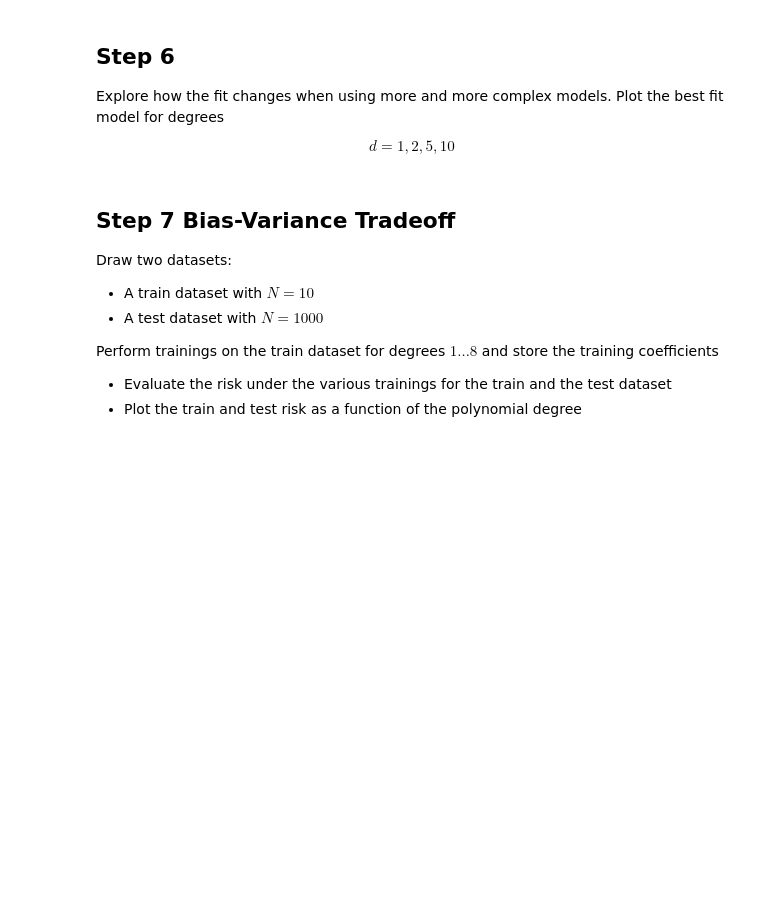
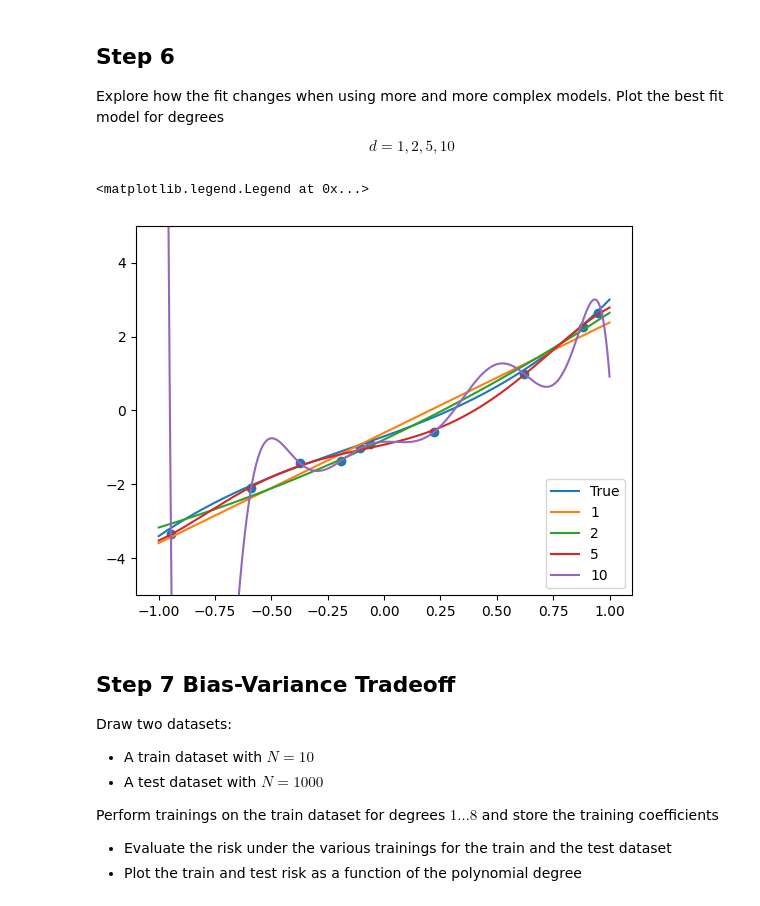
Before and after one commit to rsriya/TRISEP_Tutorial, a Jupyter notebook: Exercises/1.1.Fitting-and-Bias-Variance-Tradeoff.ipynb, the cells around one changed output. Drawn from its saved outputs; the diff is of its cells as text; code cells hidden in the pictures; blank space fills up the shorter version.

```diff
--- a/Exercises/1.1.Fitting-and-Bias-Variance-Tradeoff.ipynb
+++ b/Exercises/1.1.Fitting-and-Bias-Variance-Tradeoff.ipynb
@@ -134,6 +178,23 @@ $$N = 5,10,100,200,1000$$
 Explore how the fit changes when using more and more complex models. Plot the best fit model for degrees
 
 $$d = 1,2,5,10$$
+# %%
+ax = plt.figure().gca()
+func_x = np.linspace(-1.0, 1.0, 1000)
+func_y = np.polyval(coeffs_true,func_x)
+ax.plot(func_x,func_y,label="True")
+x,y = generate_data(10)
+ax.scatter(x,y)
+N = [1,2,5,10]
+for n in N:
+    coeffs = learn(x,y,n)
+    y_trained = np.polyval(coeffs,func_x)
+    ax.plot(func_x,y_trained,label=n)
+plt.ylim(-5,5)
+ax.legend()
+# %% [output]
+<matplotlib.legend.Legend at 0x...>
+[figure, added]
 # %% [markdown]
 ## Step 7 Bias-Variance Tradeoff
 
```
Also changed, not shown: parts of 7 cells of this notebook.
